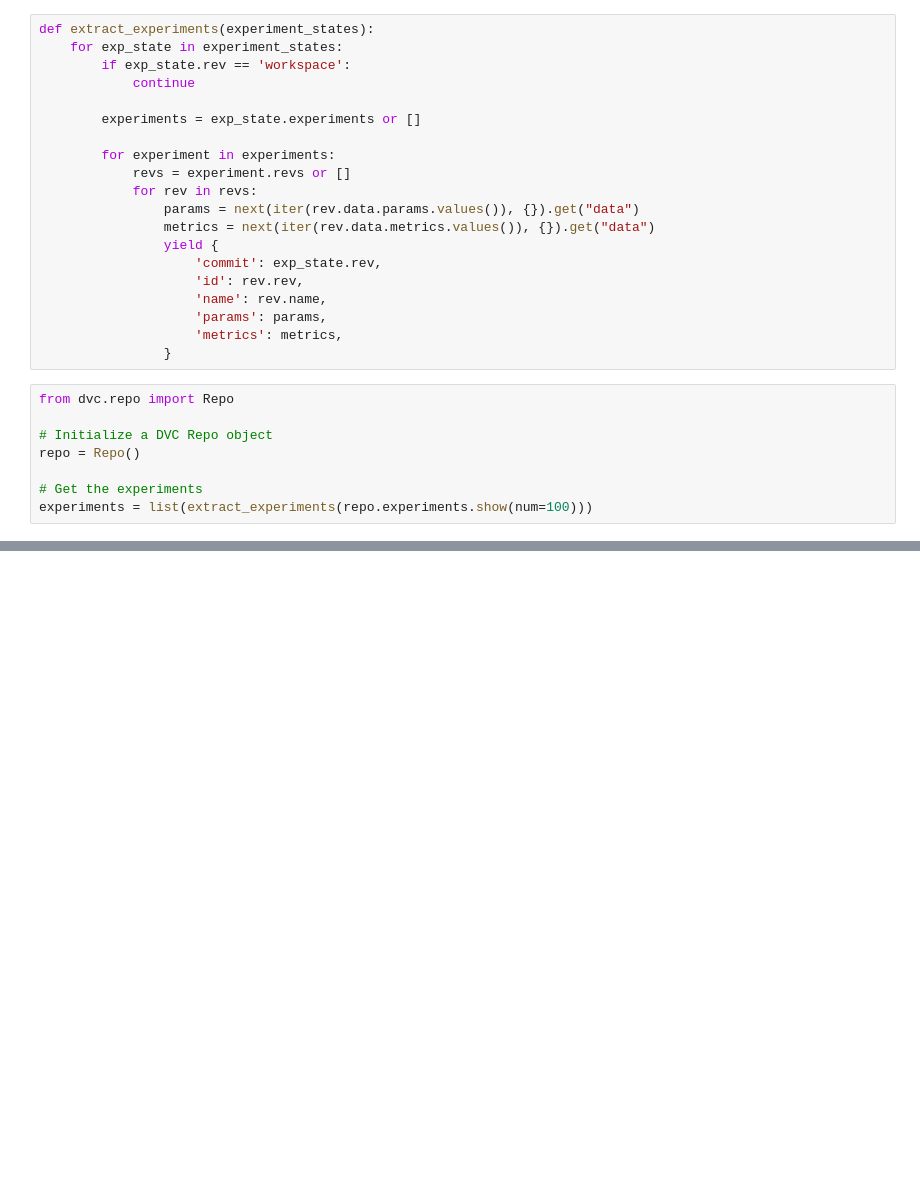
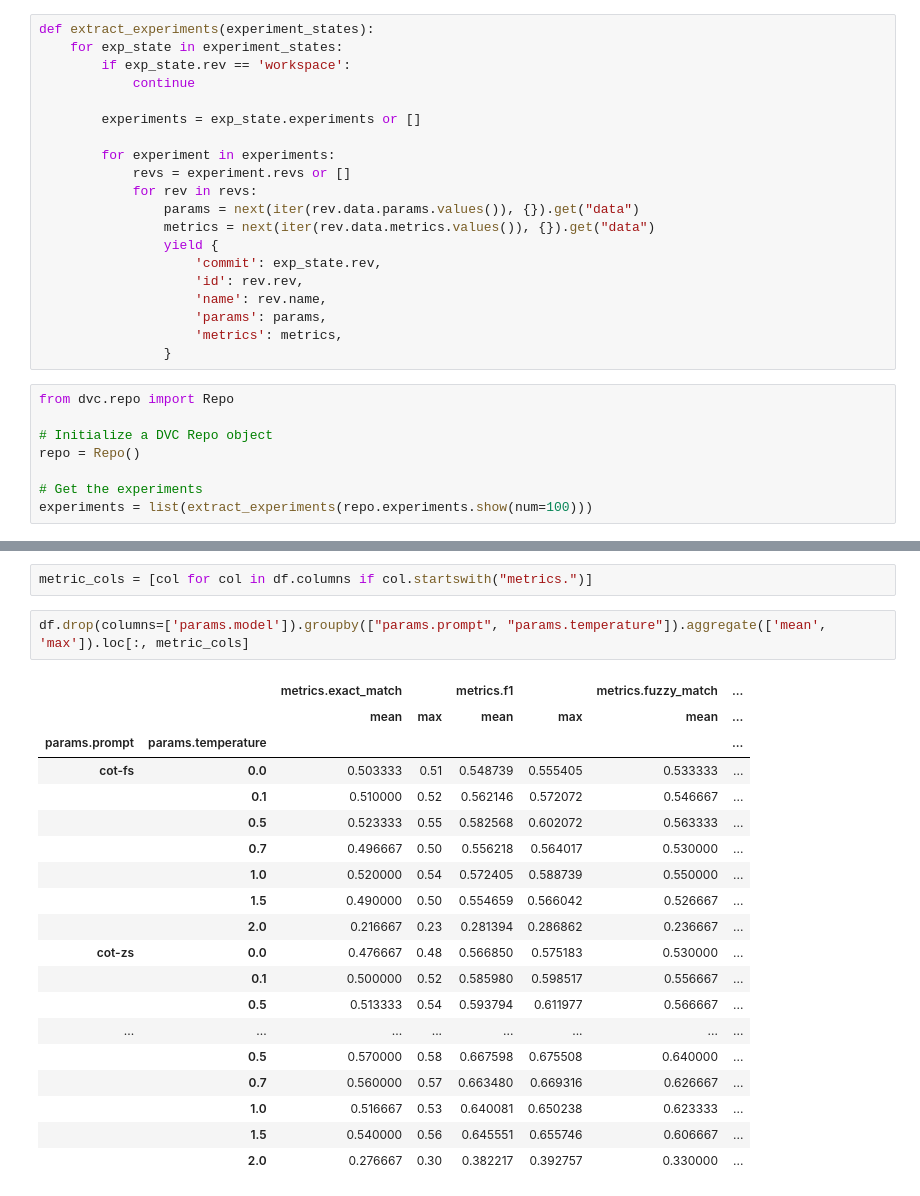
Before and after one commit to bdsaglam/bellem, a Jupyter notebook: dev_nbs/research-mhqa/visualize-experiments.ipynb, the cells around one changed output, grey strips where cells are left out. Drawn from its saved outputs; the diff is of its cells as text; blank space fills up the shorter version.

```diff
--- a/dev_nbs/research-mhqa/visualize-experiments.ipynb
+++ b/dev_nbs/research-mhqa/visualize-experiments.ipynb
@@ -39,0 +54,24 @@ df
+# %%
+metric_cols = [col for col in df.columns if col.startswith("metrics.")]
+# %%
+df.drop(columns=['params.model']).groupby(["params.prompt", "params.temperature"]).aggregate(['mean', 'max']).loc[:, metric_cols]
+# %% [output]
+|  |  | metrics.exact_match |  | metrics.f1 |  | metrics.fuzzy_match | ... |
+|  |  | mean | max | mean | max | mean | ... |
+| params.prompt | params.temperature |  |  |  |  |  | ... |
+| cot-fs | 0.0 | 0.503333 | 0.51 | 0.548739 | 0.555405 | 0.533333 | ... |
+|  | 0.1 | 0.510000 | 0.52 | 0.562146 | 0.572072 | 0.546667 | ... |
+|  | 0.5 | 0.523333 | 0.55 | 0.582568 | 0.602072 | 0.563333 | ... |
+|  | 0.7 | 0.496667 | 0.50 | 0.556218 | 0.564017 | 0.530000 | ... |
+|  | 1.0 | 0.520000 | 0.54 | 0.572405 | 0.588739 | 0.550000 | ... |
+|  | 1.5 | 0.490000 | 0.50 | 0.554659 | 0.566042 | 0.526667 | ... |
+|  | 2.0 | 0.216667 | 0.23 | 0.281394 | 0.286862 | 0.236667 | ... |
+| cot-zs | 0.0 | 0.476667 | 0.48 | 0.566850 | 0.575183 | 0.530000 | ... |
+|  | 0.1 | 0.500000 | 0.52 | 0.585980 | 0.598517 | 0.556667 | ... |
+|  | 0.5 | 0.513333 | 0.54 | 0.593794 | 0.611977 | 0.566667 | ... |
+| ... | ... | ... | ... | ... | ... | ... | ... |
+|  | 0.5 | 0.570000 | 0.58 | 0.667598 | 0.675508 | 0.640000 | ... |
+|  | 0.7 | 0.560000 | 0.57 | 0.663480 | 0.669316 | 0.626667 | ... |
+|  | 1.0 | 0.516667 | 0.53 | 0.640081 | 0.650238 | 0.623333 | ... |
+|  | 1.5 | 0.540000 | 0.56 | 0.645551 | 0.655746 | 0.606667 | ... |
+|  | 2.0 | 0.276667 | 0.30 | 0.382217 | 0.392757 | 0.330000 | ... |
```
Also changed, not shown: parts of 3 cells of this notebook, 1 other file.
